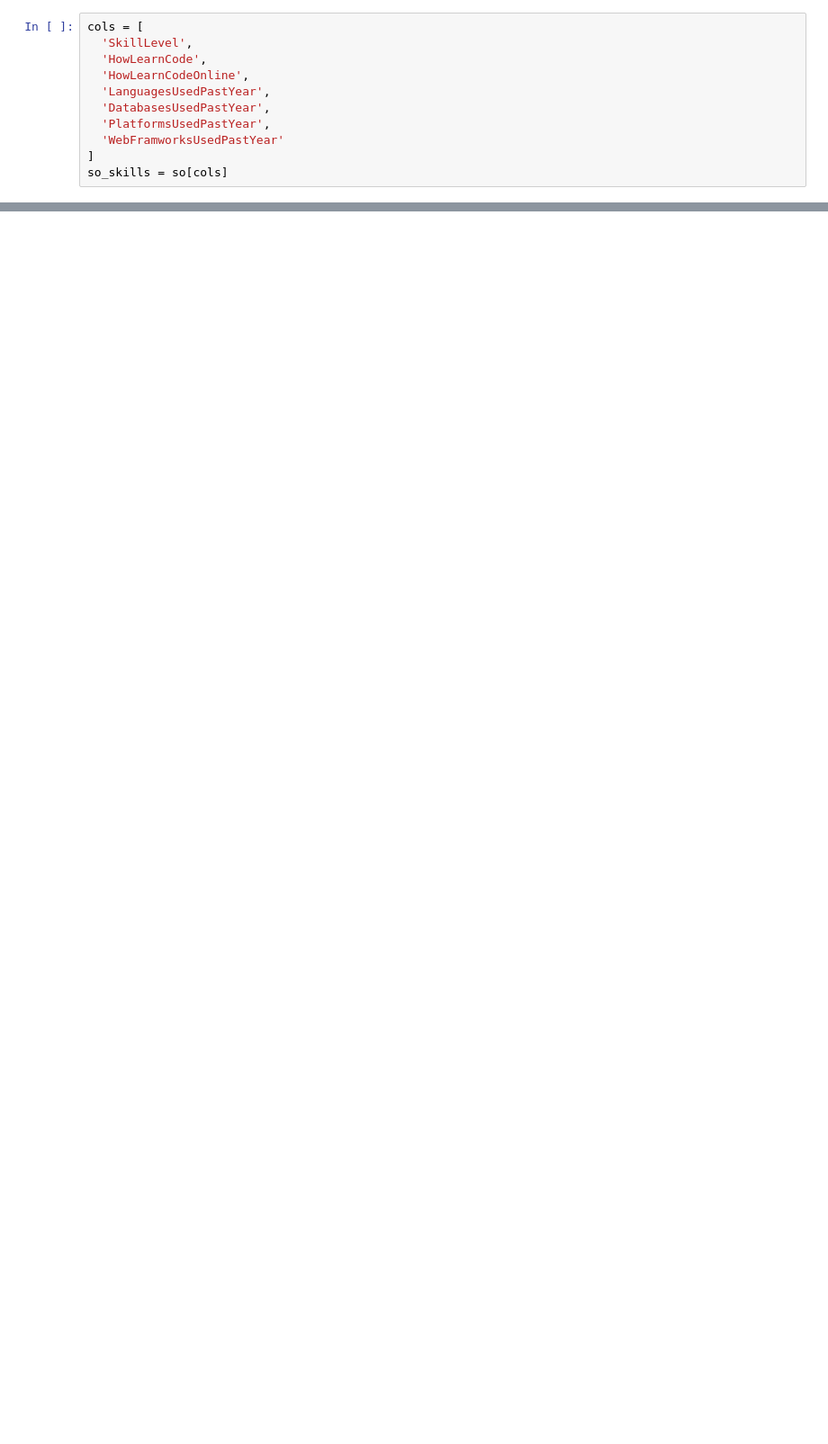
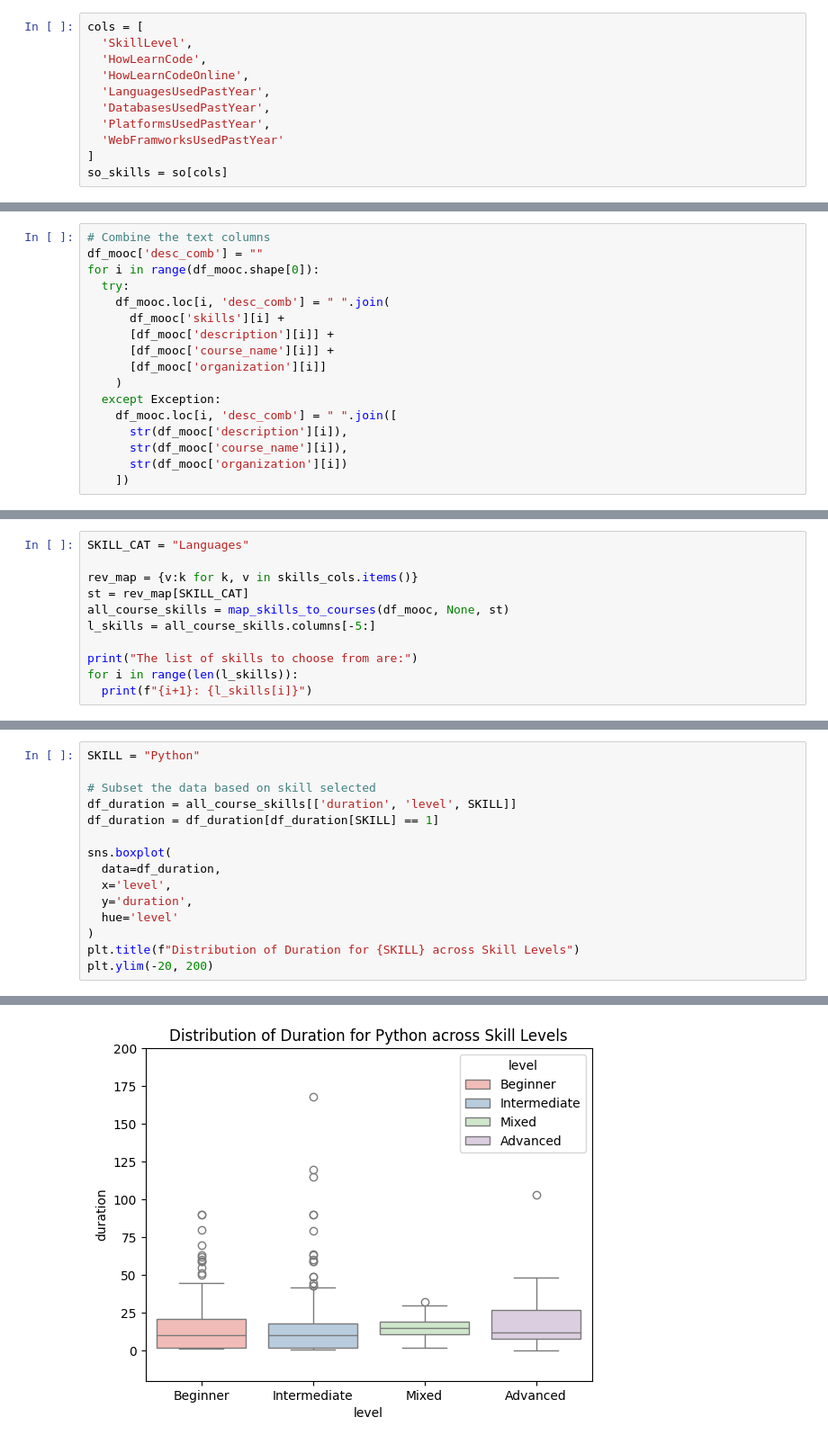
Before and after one commit to minimartzz/online-learning-so-mooc, a Jupyter notebook: mooc_analysis.ipynb, the cells around one changed output, grey strips where cells are left out. Shown at 90% size. Saved outputs shown, nothing was run; the diff lists cells and outputs as text; blank space fills up the shorter version.

```diff
--- a/mooc_analysis.ipynb
+++ b/mooc_analysis.ipynb
@@ -484,0 +538,17 @@ The next questions tries to identify whether certain skills that might be consid
+# %%
+# Combine the text columns
+df_mooc['desc_comb'] = ""
+for i in range(df_mooc.shape[0]):
+  try:
+    df_mooc.loc[i, 'desc_comb'] = " ".join(
+      df_mooc['skills'][i] +
+      [df_mooc['description'][i]] +
+      [df_mooc['course_name'][i]] +
+      [df_mooc['organization'][i]]
+    )
+  except Exception:
+    df_mooc.loc[i, 'desc_comb'] = " ".join([
+      str(df_mooc['description'][i]),
+      str(df_mooc['course_name'][i]),
+      str(df_mooc['organization'][i])
+    ])
@@ -484,0 +679,11 @@ The next questions tries to identify whether certain skills that might be consid
+# %%
+SKILL_CAT = "Languages"
+
+rev_map = {v:k for k, v in skills_cols.items()}
+st = rev_map[SKILL_CAT]
+all_course_skills = map_skills_to_courses(df_mooc, None, st)
+l_skills = all_course_skills.columns[-5:]
+
+print("The list of skills to choose from are:")
+for i in range(len(l_skills)):
+  print(f"{i+1}: {l_skills[i]}")
@@ -484,0 +697,16 @@ The next questions tries to identify whether certain skills that might be consid
+# %%
+SKILL = "Python"
+
+# Subset the data based on skill selected
+df_duration = all_course_skills[['duration', 'level', SKILL]]
+df_duration = df_duration[df_duration[SKILL] == 1]
+
+sns.boxplot(
+  data=df_duration,
+  x='level',
+  y='duration',
+  hue='level'
+)
+plt.title(f"Distribution of Duration for {SKILL} across Skill Levels")
+plt.ylim(-20, 200)
+# %% [output]
@@ -484,0 +714 @@ The next questions tries to identify whether certain skills that might be consid
+[figure, added]
```
Also changed, not shown: parts of 28 cells of this notebook.
